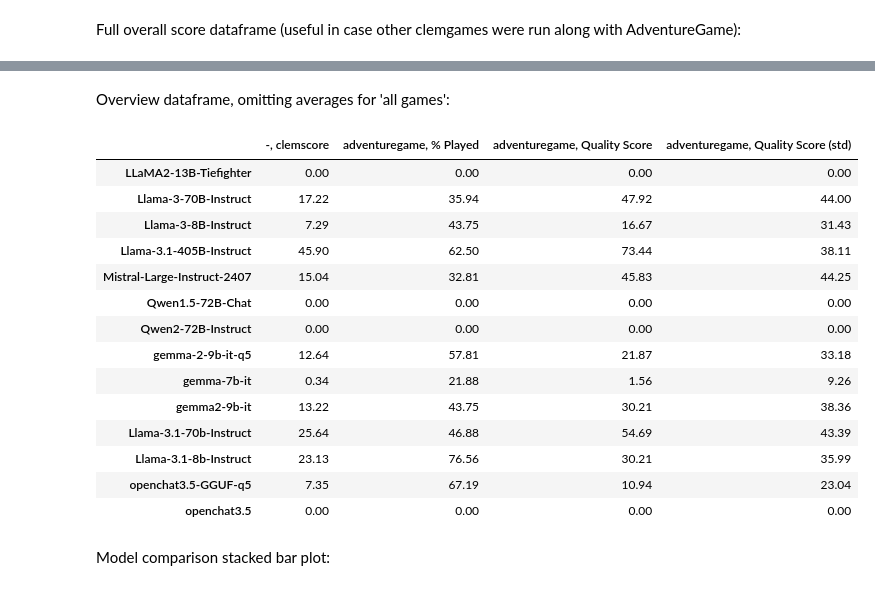
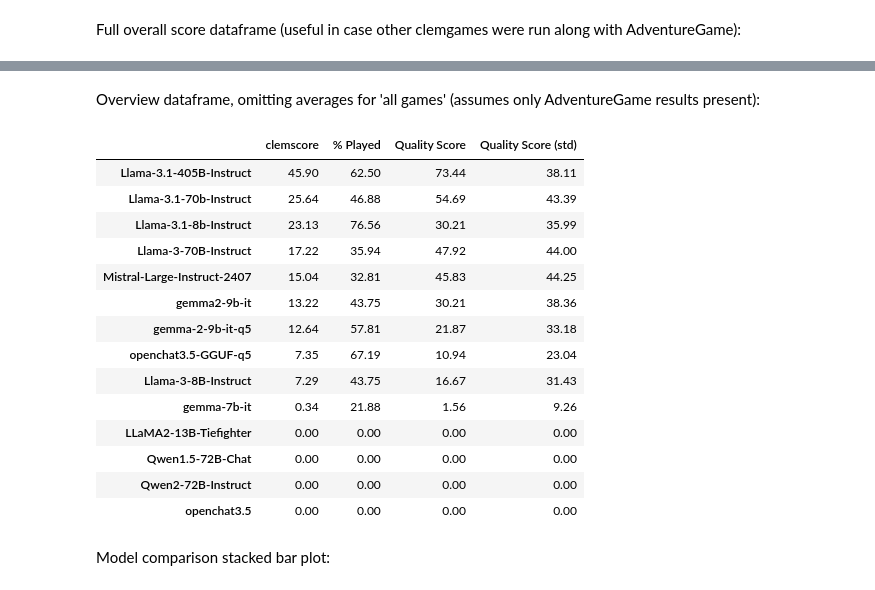
Before and after one commit to Gnurro/clemcore, a Jupyter notebook: adventuregame_eval.ipynb, the cells around one changed output, grey strips where cells are left out. Saved outputs shown, nothing was run; the diff lists cells and outputs as text; code cells hidden in the pictures.

Commit message:
Evaluation notebook work; Tables/plots

```diff
--- a/adventuregame_eval.ipynb
+++ b/adventuregame_eval.ipynb
@@ -140,25 +140,27 @@ clem_df
 | openchat3.5-GGUF-q5 | 7.35 | 67.19 | 10.94 | 23.04 | 67.19 | ... |
 | openchat3.5 | 0.00 | 0.00 | 0.00 | 0.00 | 0.00 | ... |
 # %% [markdown]
-Overview dataframe, omitting averages for 'all games':
+Overview dataframe, omitting averages for 'all games' (assumes only AdventureGame results present):
 # %%
-overview_df = clem_df.rename(model_name_dict).drop(columns=["all, Average % Played", "all, Average Quality Score"])
+overview_df = clem_df.rename(model_name_dict).drop(columns=["all, Average % Played", "all, Average Quality Score"]).sort_values(by='-, clemscore', ascending=False)
+overview_short_columns = {"-, clemscore": "clemscore", "adventuregame, % Played": "% Played", "adventuregame, Quality Score": "Quality Score", "adventuregame, Quality Score (std)": "Quality Score (std)"}
+overview_df = overview_df.rename(columns=overview_short_columns)
 overview_df
 # %% [output]
-|  | -, clemscore | adventuregame, % Played | adventuregame, Quality Score | adventuregame, Quality Score (std) |
+|  | clemscore | % Played | Quality Score | Quality Score (std) |
+| Llama-3.1-405B-Instruct | 45.90 | 62.50 | 73.44 | 38.11 |
+| Llama-3.1-70b-Instruct | 25.64 | 46.88 | 54.69 | 43.39 |
+| Llama-3.1-8b-Instruct | 23.13 | 76.56 | 30.21 | 35.99 |
+| Llama-3-70B-Instruct | 17.22 | 35.94 | 47.92 | 44.00 |
+| Mistral-Large-Instruct-2407 | 15.04 | 32.81 | 45.83 | 44.25 |
+| gemma2-9b-it | 13.22 | 43.75 | 30.21 | 38.36 |
+| gemma-2-9b-it-q5 | 12.64 | 57.81 | 21.87 | 33.18 |
+| openchat3.5-GGUF-q5 | 7.35 | 67.19 | 10.94 | 23.04 |
+| Llama-3-8B-Instruct | 7.29 | 43.75 | 16.67 | 31.43 |
+| gemma-7b-it | 0.34 | 21.88 | 1.56 | 9.26 |
 | LLaMA2-13B-Tiefighter | 0.00 | 0.00 | 0.00 | 0.00 |
-| Llama-3-70B-Instruct | 17.22 | 35.94 | 47.92 | 44.00 |
-| Llama-3-8B-Instruct | 7.29 | 43.75 | 16.67 | 31.43 |
-| Llama-3.1-405B-Instruct | 45.90 | 62.50 | 73.44 | 38.11 |
-| Mistral-Large-Instruct-2407 | 15.04 | 32.81 | 45.83 | 44.25 |
 | Qwen1.5-72B-Chat | 0.00 | 0.00 | 0.00 | 0.00 |
 | Qwen2-72B-Instruct | 0.00 | 0.00 | 0.00 | 0.00 |
-| gemma-2-9b-it-q5 | 12.64 | 57.81 | 21.87 | 33.18 |
-| gemma-7b-it | 0.34 | 21.88 | 1.56 | 9.26 |
-| gemma2-9b-it | 13.22 | 43.75 | 30.21 | 38.36 |
-| Llama-3.1-70b-Instruct | 25.64 | 46.88 | 54.69 | 43.39 |
-| Llama-3.1-8b-Instruct | 23.13 | 76.56 | 30.21 | 35.99 |
-| openchat3.5-GGUF-q5 | 7.35 | 67.19 | 10.94 | 23.04 |
 | openchat3.5 | 0.00 | 0.00 | 0.00 | 0.00 |
 # %%
 overview_df.to_html("results/adventuregame_overview_table.html")
```
Also changed, not shown: parts of 5 cells of this notebook, 8 other files.
